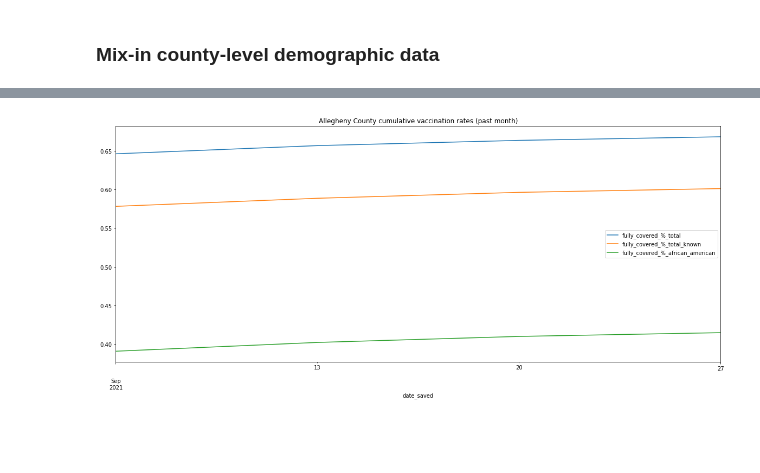
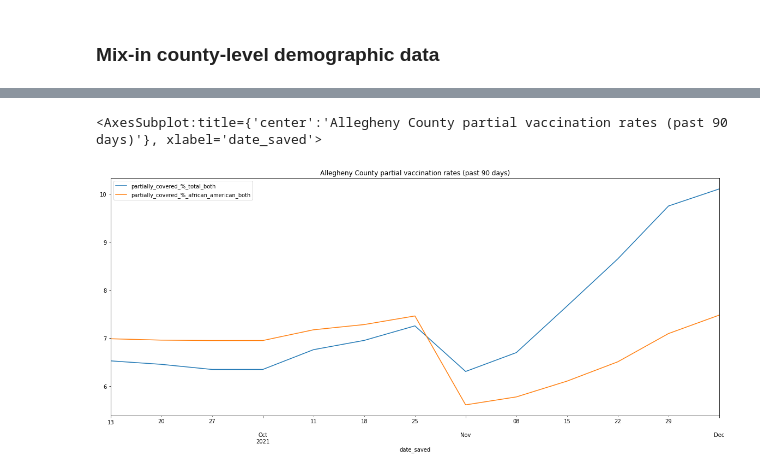
Before and after one commit to WPRDC/bec-vaccination-map, a Jupyter notebook: notebooks/vaccination-rates.ipynb, the cells around one changed output, grey strips where cells are left out. Drawn from its saved outputs; the diff is of its cells as text; code cells hidden in the pictures; blank space fills up the shorter version.

Commit message:
updated to handle change in eligible population

```diff
--- a/notebooks/vaccination-rates.ipynb
+++ b/notebooks/vaccination-rates.ipynb
@@ -176,22 +176,2 @@ county_df
 # %% [markdown]
 ### Mix-in county-level demographic data
-# %%
-# Demographic data from from ACS 2019 (5yr agg)
-county_pop = 1221744
-county_black_pop = 157060
-
-# For now, just getting eligible estimates for total and Black population. (times 1.2 to estimate < 12y/o)
-ac_total_kid_pop = 125368 * 1.2     # acs tables for population counts < 10yr ['B01001_003E', 'B01001_004E', 'B01001_027E', 'B01001_028E' ]
-ac_black_kid_pop = 21678 * 1.2      # acs tables ['B01001B_003E', 'B01001B_004E', 'B01001B_018E', 'B01001B_019E' ]
-
-ac_eligible_total_pop = county_pop - ac_total_kid_pop
-ac_eligible_black_pop = county_black_pop - ac_black_kid_pop
-
-county_df['fully_covered_%_total'] = county_df['fully_covered_total'].divide(ac_eligible_total_pop)
-county_df['fully_covered_%_total_known'] = county_df['fully_covered_total_known'].divide(ac_eligible_total_pop)
-county_df['fully_covered_%_african_american'] = county_df['fully_covered_african_american'].divide(ac_eligible_black_pop)
-
-county_df['partially_covered_%_total'] = county_df['partially_covered_total'].divide(ac_eligible_total_pop)
-county_df['partially_covered_%_total_known'] = county_df['partially_covered_total_known'].divide(ac_eligible_total_pop)
-county_df['partially_covered_%_african_american'] = county_df['partially_covered_african_american'].divide(ac_eligible_black_pop)
-county_df
@@ -216,0 +178,4 @@ county_df
+# %%
+county_demog_df = pd.read_csv('ac_age_race.tsv', sep='\t')
+ac_age_race_lookup = county_demog_df.to_dict('records')[0]
+ac_age_race_lookup
@@ -228,11 +338,11 @@ chart.set_ylim(bottom=0)
 # %%
-plot_start = datetime.now() - timedelta(days=30)
-plot  = county_df[county_df['date_saved'] > plot_start].plot(
-    title='Allegheny County cumulative vaccination rates (past month)',
+plot_start = datetime.now() - timedelta(days=90)
+county_df[county_df['date_saved'] > plot_start].plot(
+    title='Allegheny County partial vaccination rates (past 90 days)',
     figsize=(20, 8),
     x='date_saved',
-    y=['fully_covered_%_total', 'fully_covered_%_total_known', 'fully_covered_%_african_american'],
+    y=['partially_covered_%_total_both', 'partially_covered_%_african_american_both'],
 )
-# chart.set_ylim(bottom=0)
 # %% [output]
+<AxesSubplot:title={'center':'Allegheny County partial vaccination rates (past 90 days)'}, xlabel='date_saved'>
-[figure, old version]
+[figure, new version]
```
Also changed, not shown: parts of 13 cells of this notebook, 1 other file.
